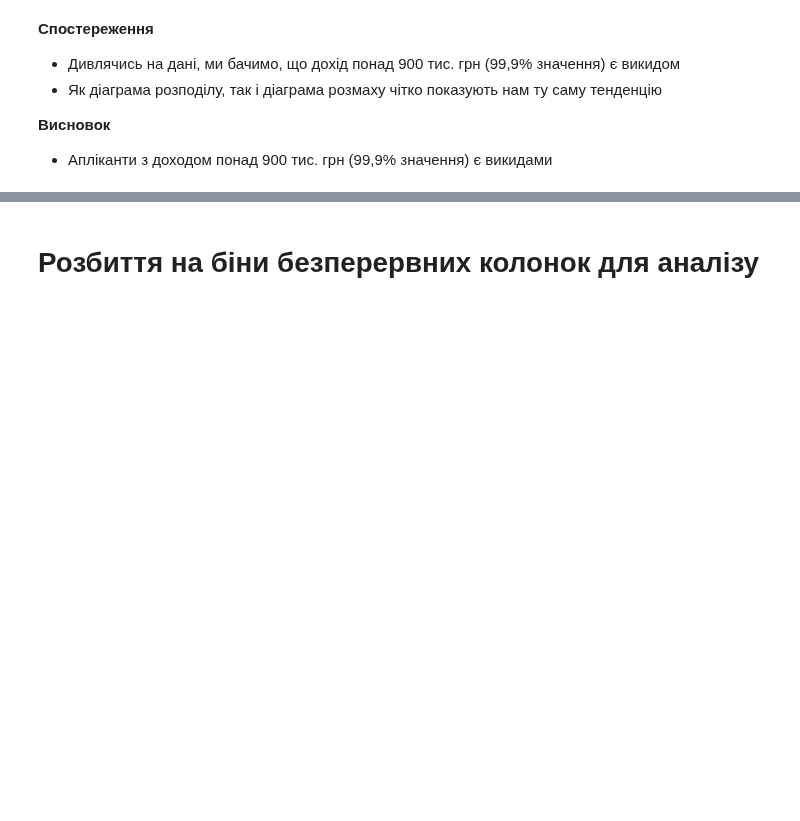
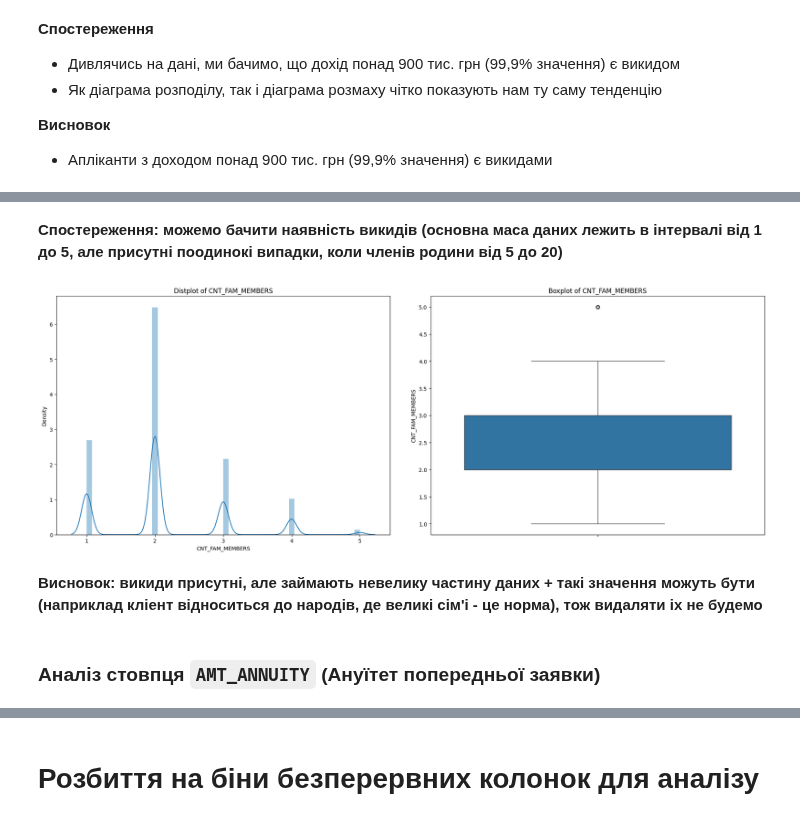
Before and after one commit to o-semenkova/ml_home_tasks, a Jupyter notebook: Credit EDA.ipynb, the cells around one changed output, grey strips where cells are left out. Drawn from its saved outputs; the diff is of its cells as text; code cells hidden in the pictures; blank space fills up the shorter version.

```diff
--- a/Credit EDA.ipynb
+++ b/Credit EDA.ipynb
@@ -1623,0 +1736,27 @@ df[df['AMT_INCOME_TOTAL'] > 900000].head()
+# %% [markdown]
+**Спостереження: можемо бачити наявнiсть викидiв (основна маса даних лежить в iнтервалi вiд 1 до 5, але присутнi поодинокi випадки, коли членiв родини вiд 5 до 20)**
+# %%
+# Побудуемо графiк для даних без викидiв
+
+with warnings.catch_warnings():
+    warnings.simplefilter("ignore")
+    plt.subplots(1,2 ,figsize = (20,8))
+
+    plt.subplot(121)
+    sns.distplot(df[df['CNT_FAM_MEMBERS'] <= 5].CNT_FAM_MEMBERS)
+    pltname = 'Distplot of ' + 'CNT_FAM_MEMBERS'
+    plt.title(pltname)
+
+    plt.subplot(122)
+    sns.boxplot(df[df['CNT_FAM_MEMBERS'] <= 5].CNT_FAM_MEMBERS)
+    pltname = 'Boxplot of ' + 'CNT_FAM_MEMBERS'
+    plt.title(pltname)
+
+    plt.tight_layout(pad = 4)
+    plt.show()
+# %% [output]
+[figure, added]
+# %% [markdown]
+**Висновок: викиди присутнi, але займають невелику частину даних + такi значення можуть бути (наприклад клiент вiдноситься до народiв, де великi сiм'i - це норма), тож видаляти iх не будемо**
+# %% [markdown]
+### Аналіз стовпця `AMT_ANNUITY` (Ануїтет попередньої заявки)
```
Also changed, not shown: parts of 61 cells of this notebook.
